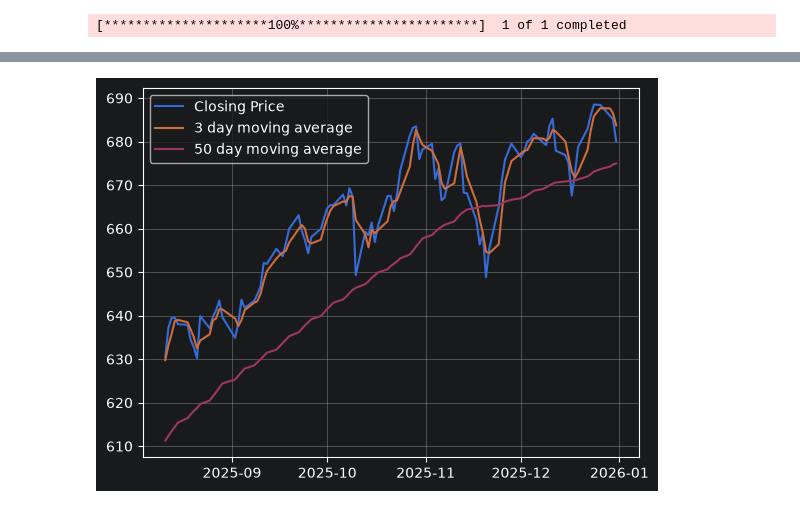
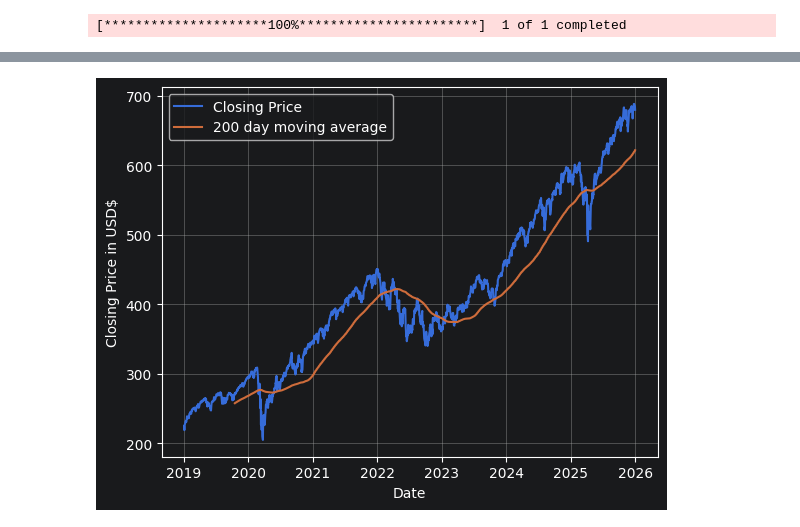
Before and after one commit to Jeffrey-Adjei/Technical-Indicator-Research, a Jupyter notebook: movingaverage.ipynb, the cells around one changed output, grey strips where cells are left out. Cells and saved outputs as stored; diff of their text form; code cells hidden in the pictures.

```diff
--- a/movingaverage.ipynb
+++ b/movingaverage.ipynb
@@ -137,5 +129 @@ def moving_average_plots(df):
-# %%
-moving_average_plots(df)
-# %% [output]
-[figure, removed]
 # %%
@@ -142,0 +131,12 @@ moving_average_plots(df)
+# %%
+df["200MA"] = df.loc[:, ["Close"]].rolling(window=200).mean()
+# %%
+plt.plot(df["Close"], label="Closing Price")
+plt.plot(df["200MA"], label="200 day moving average")
+plt.xlabel("Date")
+plt.ylabel("Closing Price in USD$")
+plt.grid(True)
+plt.legend(loc=2)
+plt.show()
+# %% [output]
+[figure, added]
```
Also changed, not shown: parts of 11 cells of this notebook.
